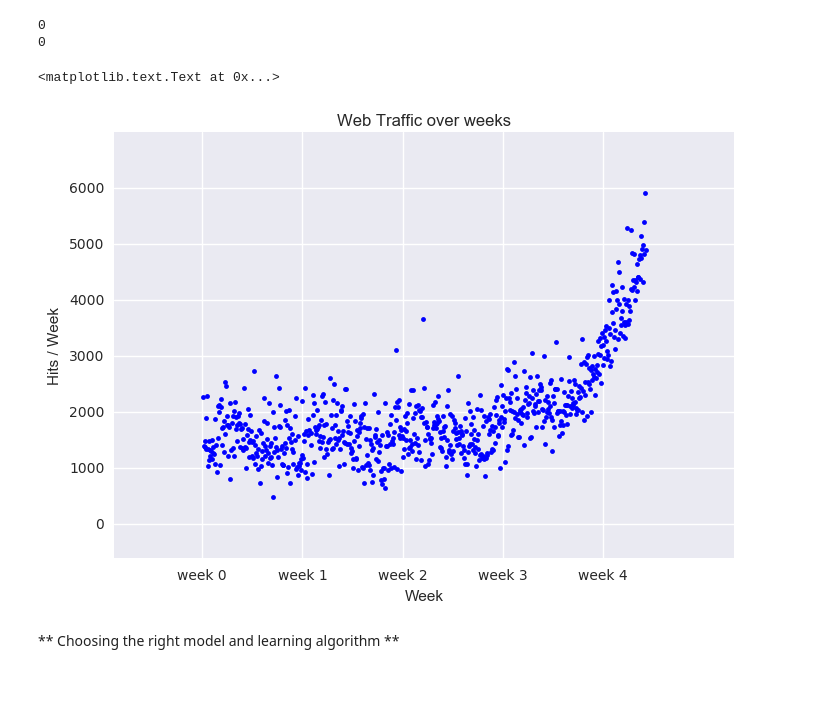
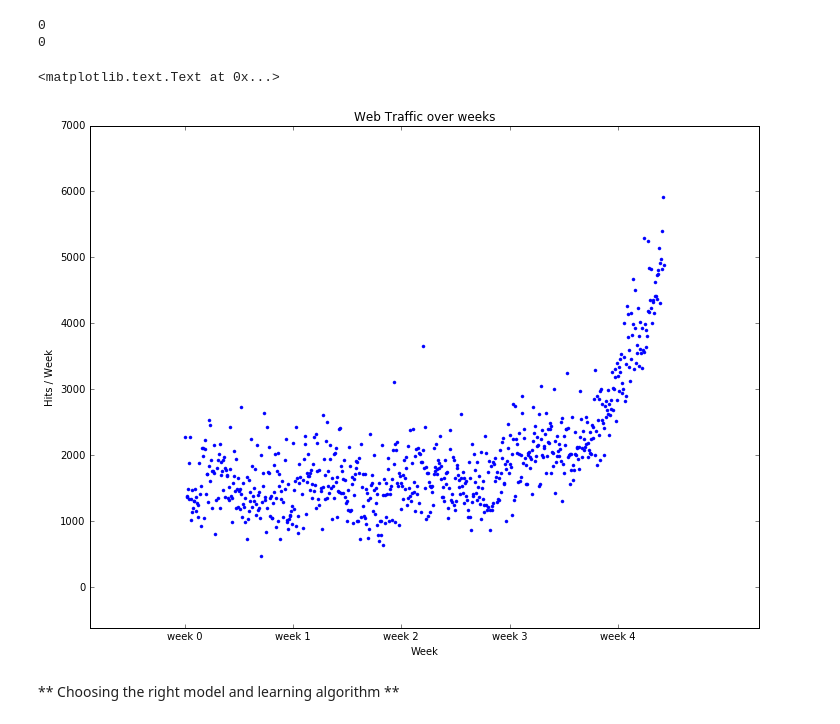
Before and after one commit to atulsingh0/MachineLearning, a Jupyter notebook: BMLSwPython/01_GettingStarted_withPython.ipynb, the cells around one changed output. Cells and saved outputs as stored; diff of their text form; code cells hidden in the pictures; blank space fills up the shorter version.

```diff
--- a/BMLSwPython/01_GettingStarted_withPython.ipynb
+++ b/BMLSwPython/01_GettingStarted_withPython.ipynb
@@ -4,10 +4,8 @@ import numpy as np
 import scipy as sp
 import timeit
 import matplotlib.pyplot as plt
-import seaborn as sns
 
 %matplotlib inline
-sns.set()
 # %% [markdown]
 **Comparing the time**
 # %%
@@ -58,17 +56,17 @@ print(sum(np.isnan(y)))
 0
 0
 # %%
-fig, ax = plt.subplots()
+fig, ax = plt.subplots(figsize=(12,9))
 
 ax.plot(X, y, '.b')
 ax.margins(0.2)
 plt.xticks([w*24*7 for w in range(0, 5)], ["week %d" %w for w in range(0, 5)])
 ax.set_xlabel("Week")
 ax.set_ylabel("Hits / Week")
 ax.set_title("Web Traffic over weeks")
 # %% [output]
 <matplotlib.text.Text at 0x...>
-[figure, old version]
+[figure, new version]
 # %% [markdown]
 ** Choosing the right model and learning algorithm **
 # %%
```
Also changed, not shown: parts of 14 cells of this notebook.
